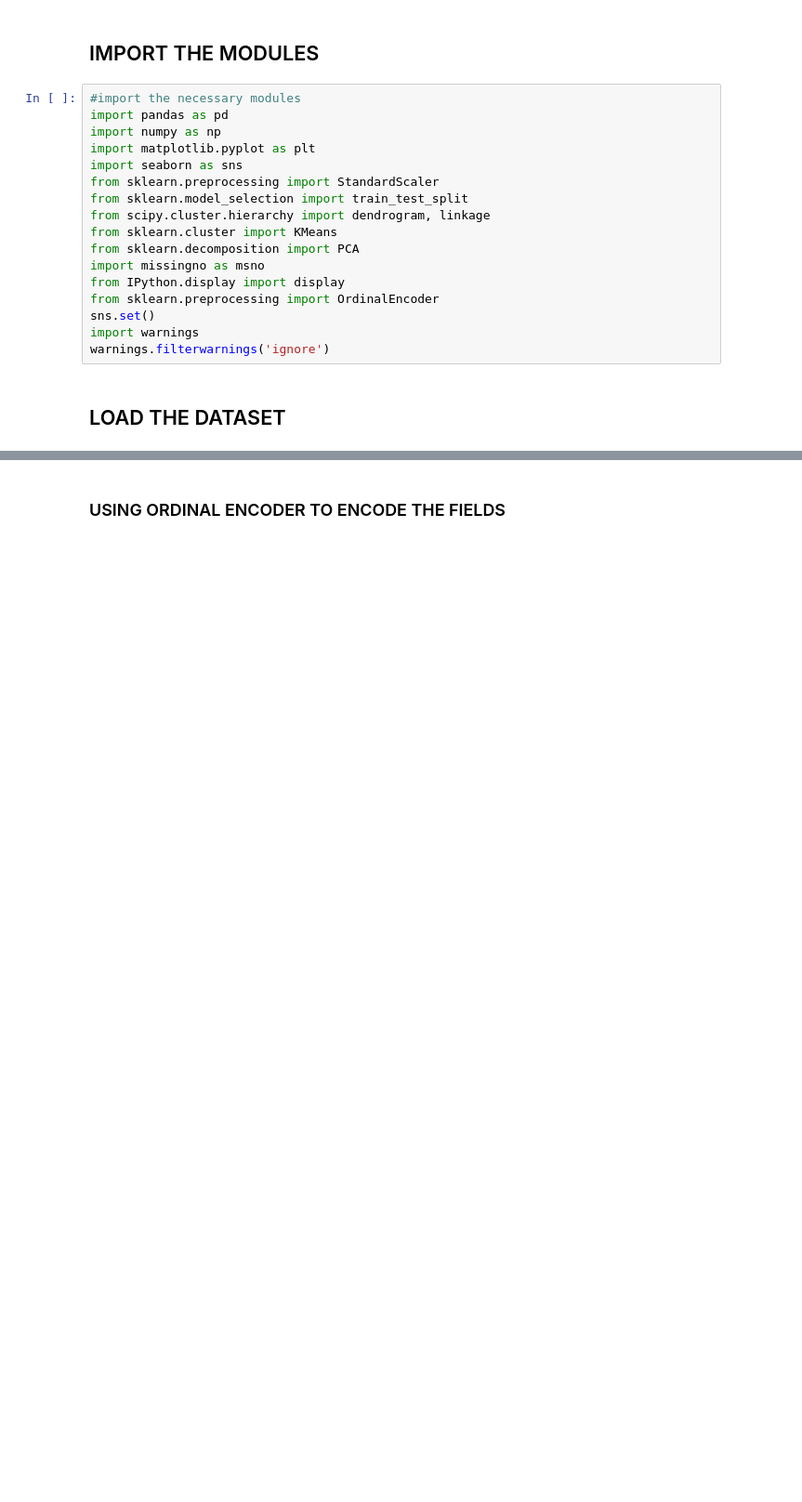
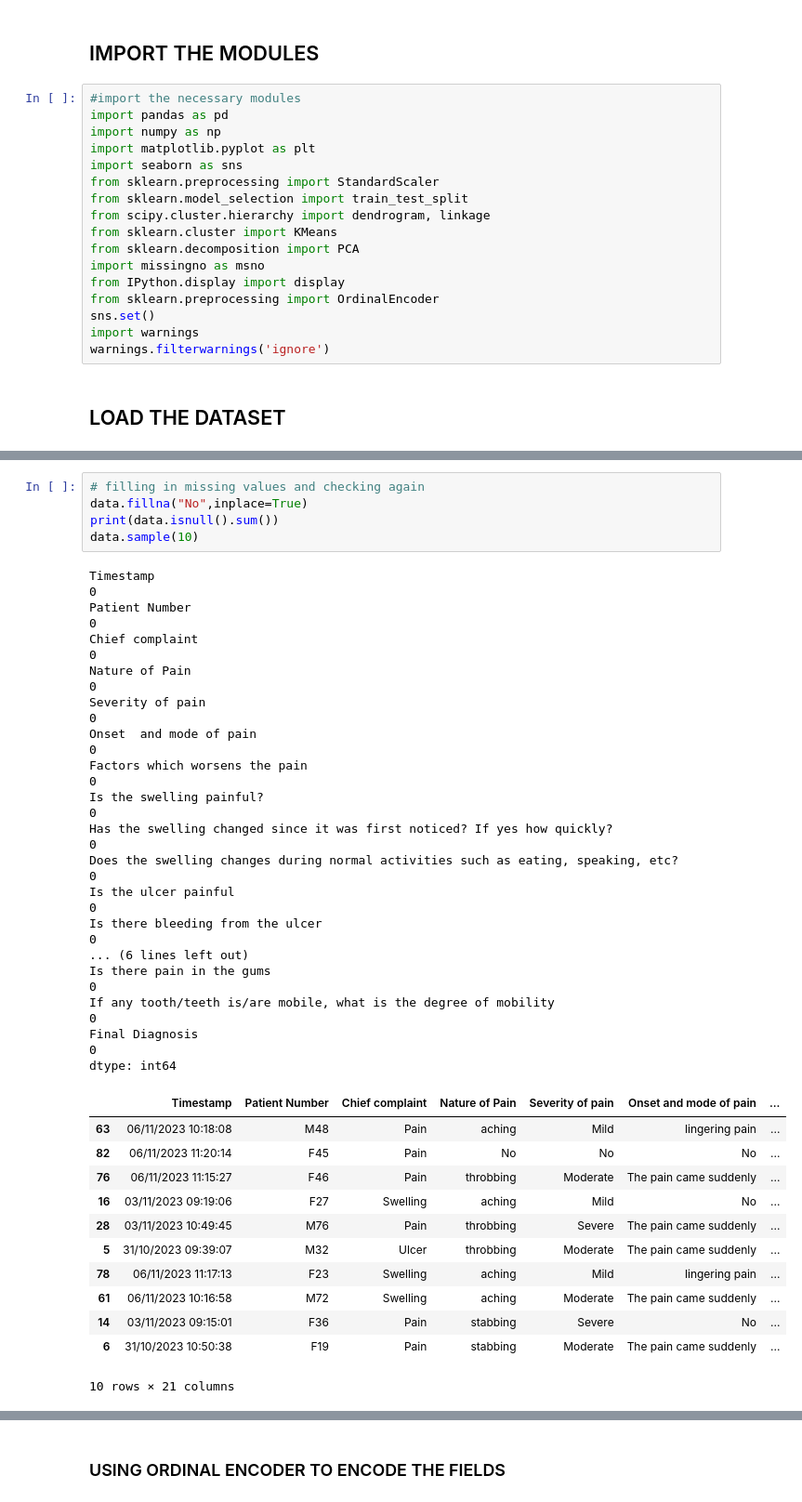
Before and after one commit to TheHuntsman4/Klepio, a Jupyter notebook: model/DentAI.ipynb, the cells around one changed output, grey strips where cells are left out. Shown at 93% size. Saved outputs shown, nothing was run; the diff lists cells and outputs as text; blank space fills up the shorter version.

```diff
--- a/model/DentAI.ipynb
+++ b/model/DentAI.ipynb
@@ -36,3 +57,38 @@ data.sample(5)
+# %%
+# filling in missing values and checking again
+data.fillna("No",inplace=True)
+print(data.isnull().sum())
+data.sample(10)
+# %% [output]
+Timestamp                                                                            0
+Patient Number                                                                       0
+Chief complaint                                                                      0
+Nature of Pain                                                                       0
+Severity of pain                                                                     0
+Onset  and mode of pain                                                              0
+Factors which worsens the pain                                                       0
+Is the swelling painful?                                                             0
+Has the swelling changed since it was first noticed? If yes how quickly?             0
+Does the swelling changes during normal activities such as eating, speaking, etc?    0
+Is the ulcer painful                                                                 0
+Is there bleeding from the ulcer                                                     0
+... (6 lines left out)
+Is there pain in the gums                                                            0
+If any tooth/teeth is/are mobile, what is the degree of mobility                     0
+Final Diagnosis                                                                      0
+dtype: int64
+|  | Timestamp | Patient Number | Chief complaint | Nature of Pain | Severity of pain | Onset and mode of pain | ... |
+| 63 | 06/11/2023 10:18:08 | M48 | Pain | aching | Mild | lingering pain | ... |
+| 82 | 06/11/2023 11:20:14 | F45 | Pain | No | No | No | ... |
+| 76 | 06/11/2023 11:15:27 | F46 | Pain | throbbing | Moderate | The pain came suddenly | ... |
+| 16 | 03/11/2023 09:19:06 | F27 | Swelling | aching | Mild | No | ... |
+| 28 | 03/11/2023 10:49:45 | M76 | Pain | throbbing | Severe | The pain came suddenly | ... |
+| 5 | 31/10/2023 09:39:07 | M32 | Ulcer | throbbing | Moderate | The pain came suddenly | ... |
+| 78 | 06/11/2023 11:17:13 | F23 | Swelling | aching | Mild | lingering pain | ... |
+| 61 | 06/11/2023 10:16:58 | M72 | Swelling | aching | Moderate | The pain came suddenly | ... |
+| 14 | 03/11/2023 09:15:01 | F36 | Pain | stabbing | Severe | No | ... |
+| 6 | 31/10/2023 10:50:38 | F19 | Pain | stabbing | Moderate | The pain came suddenly | ... |
+10 rows × 21 columns
 # %%
 #Dropping unnecessary fields
 data.drop('Timestamp',axis=1, inplace=True)
```
Also changed, not shown: parts of 8 cells of this notebook.
